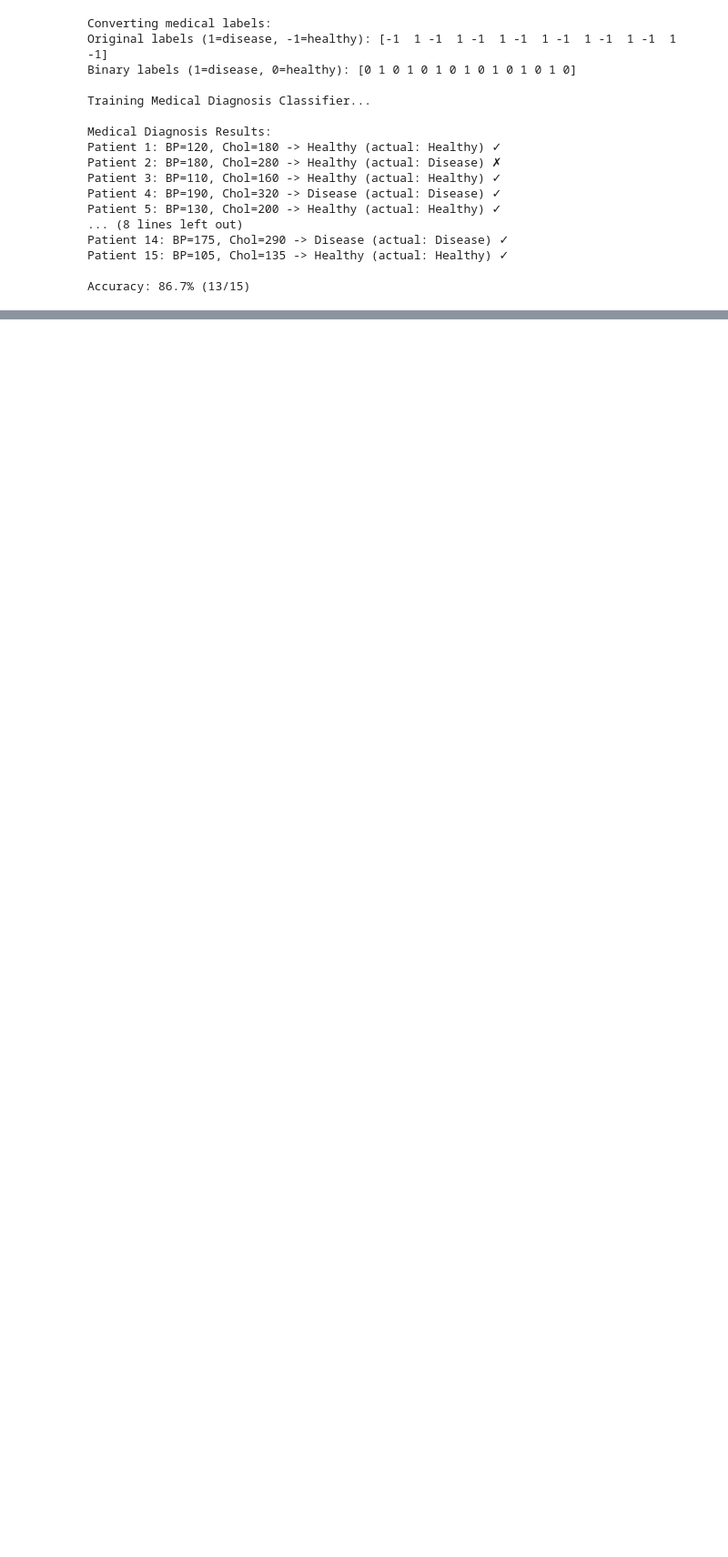
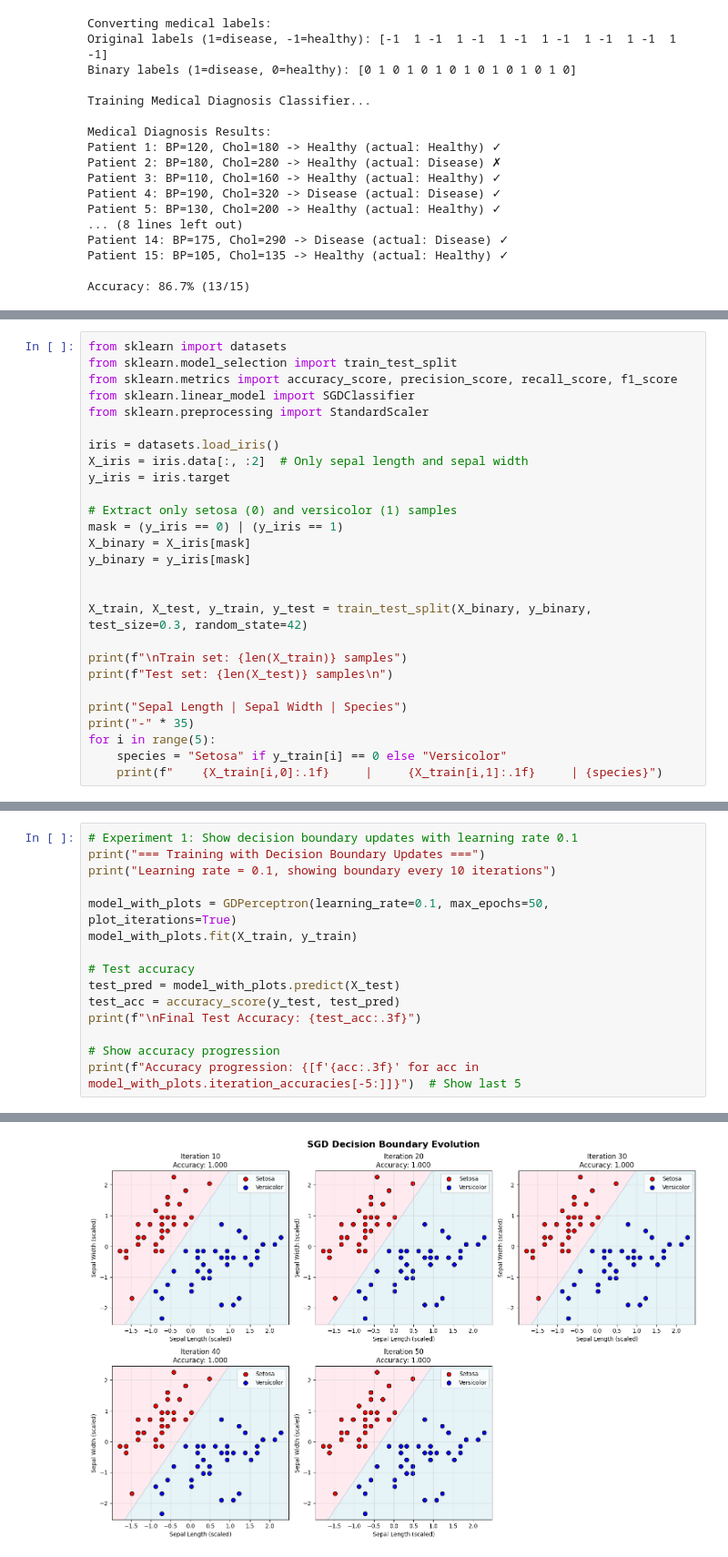
Before and after one commit to ali-shiekh16/DLP-assignments, a Jupyter notebook: assignment_01/assignment_01.ipynb, the cells around one changed output, grey strips where cells are left out. Shown at 91% size. Cells and saved outputs as stored; diff of their text form; blank space fills up the shorter version.

Commit message:
Implement binary classification of Iris Dataset

```diff
--- a/assignment_01/assignment_01.ipynb
+++ b/assignment_01/assignment_01.ipynb
@@ -782,0 +789,27 @@ New Patient 3: BP=140, Cholesterol=160 -> Healthy
+# %%
+from sklearn import datasets
+from sklearn.model_selection import train_test_split
+from sklearn.metrics import accuracy_score, precision_score, recall_score, f1_score
+from sklearn.linear_model import SGDClassifier
+from sklearn.preprocessing import StandardScaler
+
+iris = datasets.load_iris()
+X_iris = iris.data[:, :2]  # Only sepal length and sepal width
+y_iris = iris.target
+
+# Extract only setosa (0) and versicolor (1) samples
+mask = (y_iris == 0) | (y_iris == 1)
+X_binary = X_iris[mask]
+y_binary = y_iris[mask]
+
+
+X_train, X_test, y_train, y_test = train_test_split(X_binary, y_binary, test_size=0.3, random_state=42)
+
+print(f"\nTrain set: {len(X_train)} samples")
+print(f"Test set: {len(X_test)} samples\n")
+
+print("Sepal Length | Sepal Width | Species")
+print("-" * 35)
+for i in range(5):
+    species = "Setosa" if y_train[i] == 0 else "Versicolor"
+    print(f"    {X_train[i,0]:.1f}     |     {X_train[i,1]:.1f}     | {species}")
@@ -782,0 +1013,16 @@ New Patient 3: BP=140, Cholesterol=160 -> Healthy
+# %%
+# Experiment 1: Show decision boundary updates with learning rate 0.1
+print("=== Training with Decision Boundary Updates ===")
+print("Learning rate = 0.1, showing boundary every 10 iterations")
+
+model_with_plots = GDPerceptron(learning_rate=0.1, max_epochs=50, plot_iterations=True)
+model_with_plots.fit(X_train, y_train)
+
+# Test accuracy
+test_pred = model_with_plots.predict(X_test)
+test_acc = accuracy_score(y_test, test_pred)
+print(f"\nFinal Test Accuracy: {test_acc:.3f}")
+
+# Show accuracy progression
+print(f"Accuracy progression: {[f'{acc:.3f}' for acc in model_with_plots.iteration_accuracies[-5:]]}")  # Show last 5
+# %% [output]
@@ -782,0 +1032 @@ New Patient 3: BP=140, Cholesterol=160 -> Healthy
+[figure, added]
```
Also changed, not shown: parts of 14 cells of this notebook.
